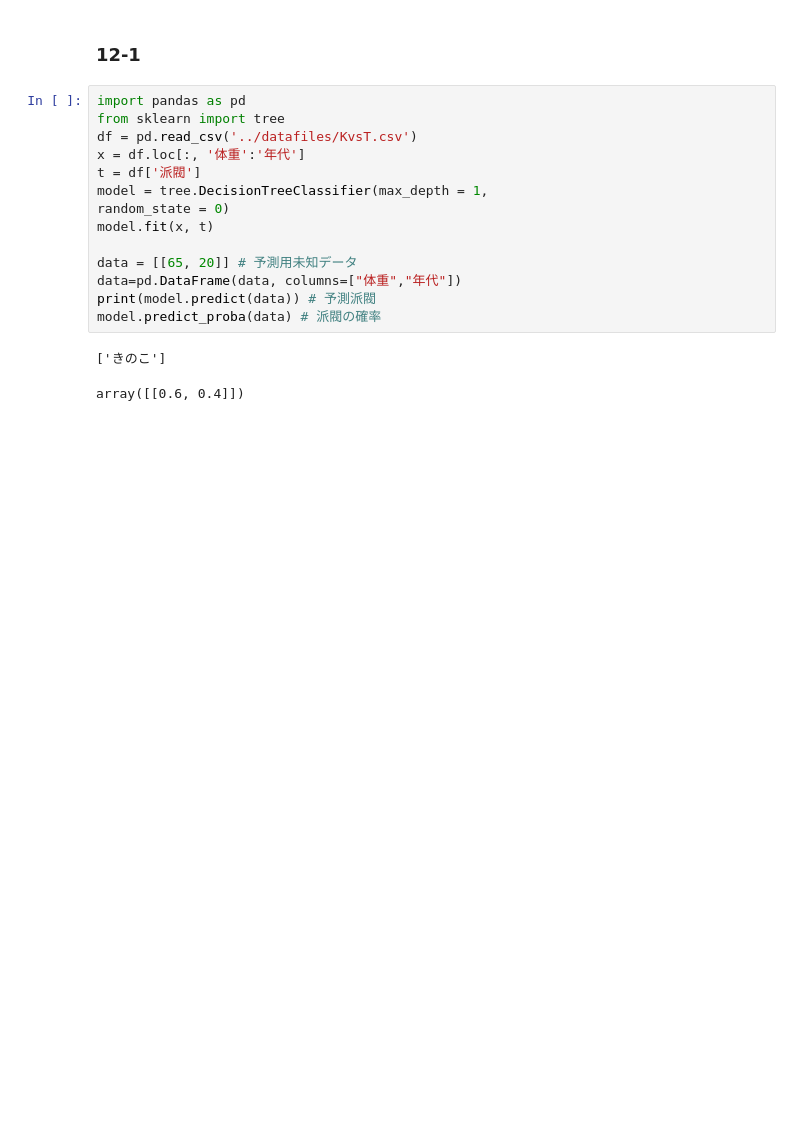
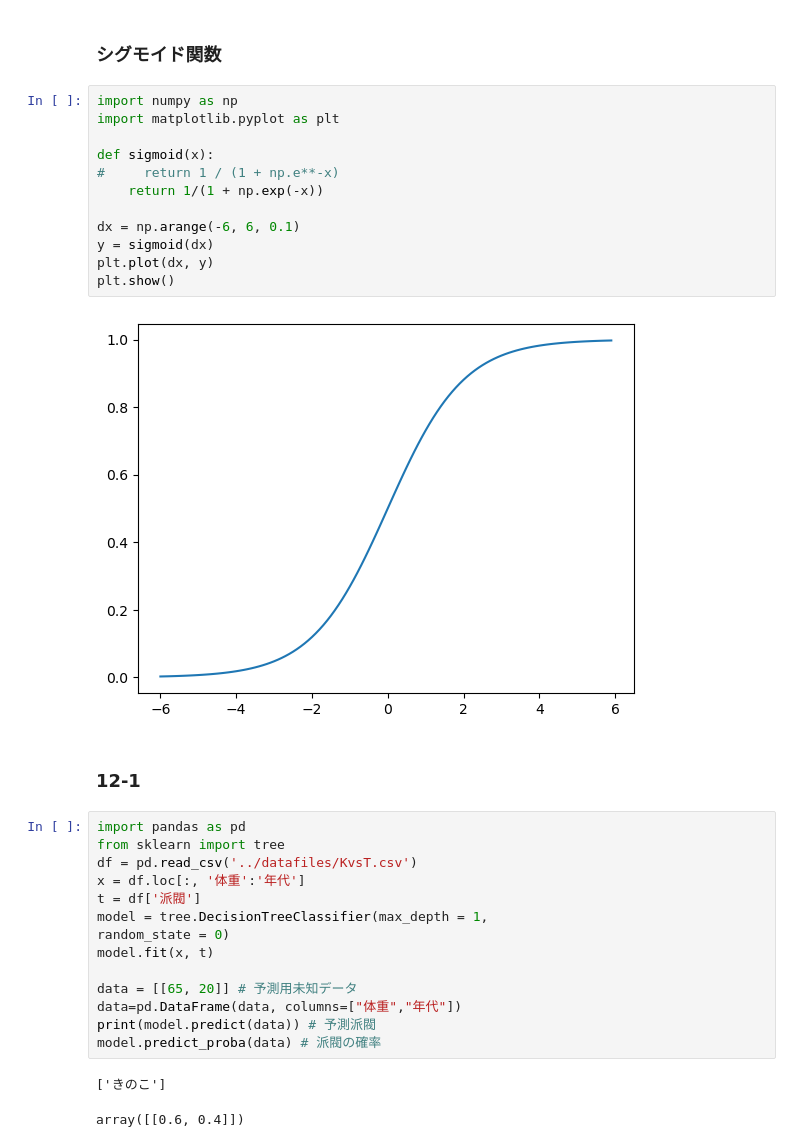
Before and after one commit to ahiru3test/aiai, a Jupyter notebook: notebook/sukkiri-ml-codes/ipynb/chap12a.ipynb, the cells around one changed output. Saved outputs shown, nothing was run; the diff lists cells and outputs as text; blank space fills up the shorter version.

```diff
--- a/notebook/sukkiri-ml-codes/ipynb/chap12a.ipynb
+++ b/notebook/sukkiri-ml-codes/ipynb/chap12a.ipynb
@@ -1,3 +1,19 @@
+# %% [markdown]
+### シグモイド関数
+# %%
+import numpy as np
+import matplotlib.pyplot as plt
+
+def sigmoid(x):
+#     return 1 / (1 + np.e**-x)
+    return 1/(1 + np.exp(-x))
+
+dx = np.arange(-6, 6, 0.1)
+y = sigmoid(dx)
+plt.plot(dx, y)
+plt.show()
+# %% [output]
+[figure, added]
 # %% [markdown]
 ### 12-1
 # %%
```
Also changed, not shown: parts of 15 cells of this notebook, 3 other files.
